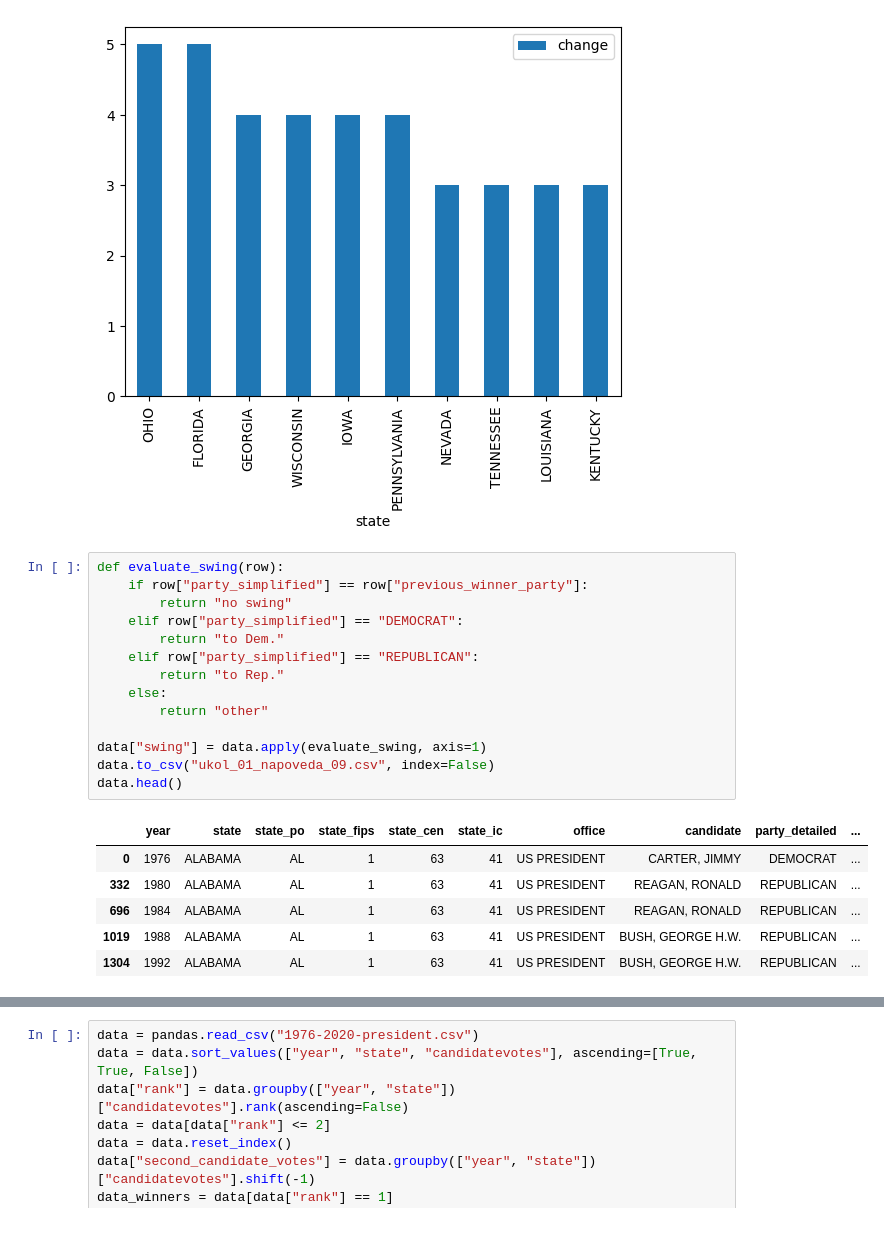
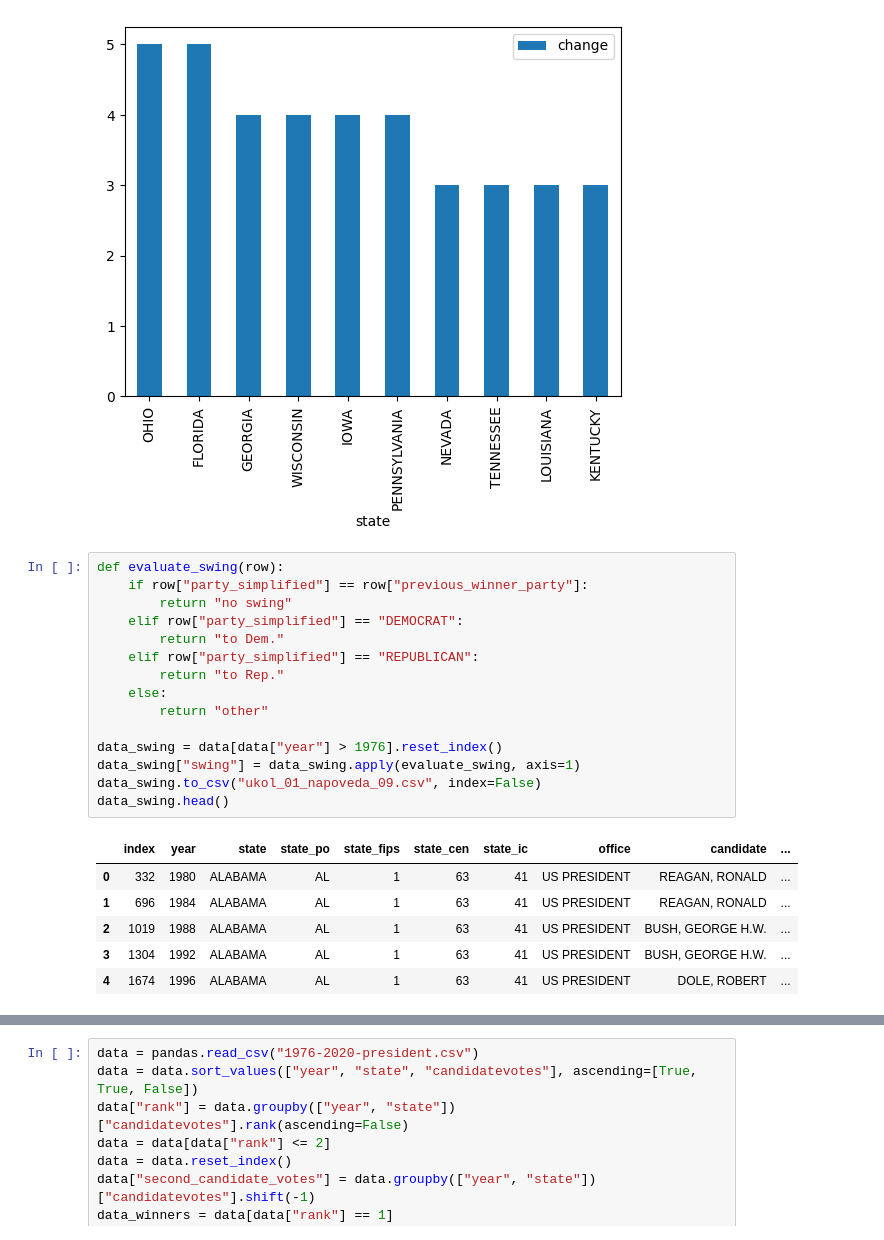
Before and after one commit to pesikj/PythonProDataScienceReseniUkolu, a Jupyter notebook: 01.ipynb, the cells around one changed output, grey strips where cells are left out. Drawn from its saved outputs; the diff is of its cells as text.

```diff
--- a/01.ipynb
+++ b/01.ipynb
@@ -125,22 +125,23 @@ data_pivot.plot(kind="bar")
 # %%
 def evaluate_swing(row):
     if row["party_simplified"] == row["previous_winner_party"]:
         return "no swing"
     elif row["party_simplified"] == "DEMOCRAT":
         return "to Dem."
     elif row["party_simplified"] == "REPUBLICAN":
         return "to Rep."
     else:
         return "other"
 
-data["swing"] = data.apply(evaluate_swing, axis=1)
-data.to_csv("ukol_01_napoveda_09.csv", index=False)
-data.head()
+data_swing = data[data["year"] > 1976].reset_index()
+data_swing["swing"] = data_swing.apply(evaluate_swing, axis=1)
+data_swing.to_csv("ukol_01_napoveda_09.csv", index=False)
+data_swing.head()
 # %% [output]
-|  | year | state | state_po | state_fips | state_cen | state_ic | office | candidate | party_detailed | ... |
-| 0 | 1976 | ALABAMA | AL | 1 | 63 | 41 | US PRESIDENT | CARTER, JIMMY | DEMOCRAT | ... |
-| 332 | 1980 | ALABAMA | AL | 1 | 63 | 41 | US PRESIDENT | REAGAN, RONALD | REPUBLICAN | ... |
-| 696 | 1984 | ALABAMA | AL | 1 | 63 | 41 | US PRESIDENT | REAGAN, RONALD | REPUBLICAN | ... |
-| 1019 | 1988 | ALABAMA | AL | 1 | 63 | 41 | US PRESIDENT | BUSH, GEORGE H.W. | REPUBLICAN | ... |
-| 1304 | 1992 | ALABAMA | AL | 1 | 63 | 41 | US PRESIDENT | BUSH, GEORGE H.W. | REPUBLICAN | ... |
+|  | index | year | state | state_po | state_fips | state_cen | state_ic | office | candidate | ... |
+| 0 | 332 | 1980 | ALABAMA | AL | 1 | 63 | 41 | US PRESIDENT | REAGAN, RONALD | ... |
+| 1 | 696 | 1984 | ALABAMA | AL | 1 | 63 | 41 | US PRESIDENT | REAGAN, RONALD | ... |
+| 2 | 1019 | 1988 | ALABAMA | AL | 1 | 63 | 41 | US PRESIDENT | BUSH, GEORGE H.W. | ... |
+| 3 | 1304 | 1992 | ALABAMA | AL | 1 | 63 | 41 | US PRESIDENT | BUSH, GEORGE H.W. | ... |
+| 4 | 1674 | 1996 | ALABAMA | AL | 1 | 63 | 41 | US PRESIDENT | DOLE, ROBERT | ... |
 # %%
```
Also changed, not shown: parts of 1 cell of this notebook, 1 other file.
